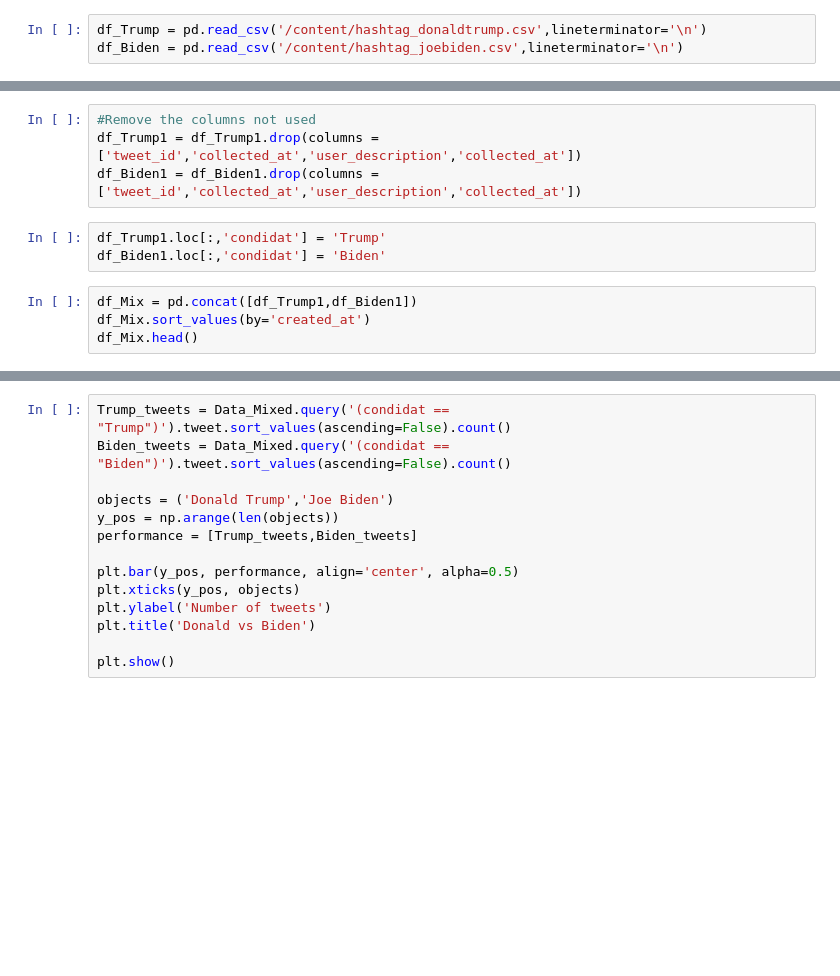
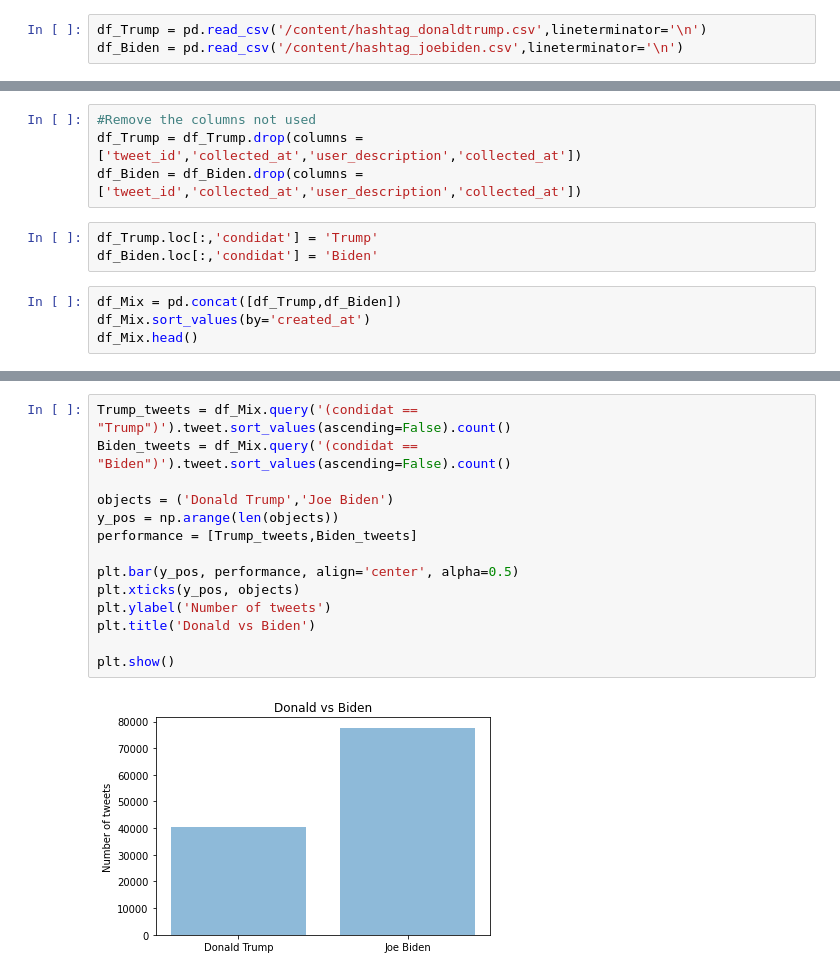
Before and after one commit to prithvikolla/Data-Visualization, a Jupyter notebook: Data-Visualization/Final Project/Final_Project.ipynb, the cells around one changed output, grey strips where cells are left out. Cells and saved outputs as stored; diff of their text form; blank space fills up the shorter version.

```diff
--- a/Data-Visualization/Final Project/Final_Project.ipynb
+++ b/Data-Visualization/Final Project/Final_Project.ipynb
@@ -49,12 +41,12 @@ df_Trump1.head(2)
 # %%
 #Remove the columns not used
-df_Trump1 = df_Trump1.drop(columns = ['tweet_id','collected_at','user_description','collected_at'])
-df_Biden1 = df_Biden1.drop(columns = ['tweet_id','collected_at','user_description','collected_at'])
+df_Trump = df_Trump.drop(columns = ['tweet_id','collected_at','user_description','collected_at'])
+df_Biden = df_Biden.drop(columns = ['tweet_id','collected_at','user_description','collected_at'])
 # %%
-df_Trump1.loc[:,'condidat'] = 'Trump'
-df_Biden1.loc[:,'condidat'] = 'Biden'
+df_Trump.loc[:,'condidat'] = 'Trump'
+df_Biden.loc[:,'condidat'] = 'Biden'
 # %%
-df_Mix = pd.concat([df_Trump1,df_Biden1])
+df_Mix = pd.concat([df_Trump,df_Biden])
 df_Mix.sort_values(by='created_at')
 df_Mix.head()
 # %% [output]
@@ -65,16 +57,18 @@ df_Mix.head()
 | 3 | 2020-10-15 00:00:02 | 2 hours since last tweet from #Tr... | 0.0 | 0.0 | Trumpytweeter | 8.283556e+17 | Trumpytweeter | trumpytweeter | ... |
 | 4 | 2020-10-15 00:00:08 | You get a tie! And you get a tie!... | 4.0 | 3.0 | Twitter for iPhone | 4.741380e+07 | Rana Abtar - رنا أبتر | Ranaabtar | ... |
 # %%
-Trump_tweets = Data_Mixed.query('(condidat == "Trump")').tweet.sort_values(ascending=False).count()
-Biden_tweets = Data_Mixed.query('(condidat == "Biden")').tweet.sort_values(ascending=False).count()
+Trump_tweets = df_Mix.query('(condidat == "Trump")').tweet.sort_values(ascending=False).count()
+Biden_tweets = df_Mix.query('(condidat == "Biden")').tweet.sort_values(ascending=False).count()
 
 objects = ('Donald Trump','Joe Biden')
 y_pos = np.arange(len(objects))
 performance = [Trump_tweets,Biden_tweets]
 
 plt.bar(y_pos, performance, align='center', alpha=0.5)
 plt.xticks(y_pos, objects)
 plt.ylabel('Number of tweets')
 plt.title('Donald vs Biden')
 
 plt.show()
+# %% [output]
+[figure, added]
```
Also changed, not shown: parts of 15 cells of this notebook.
